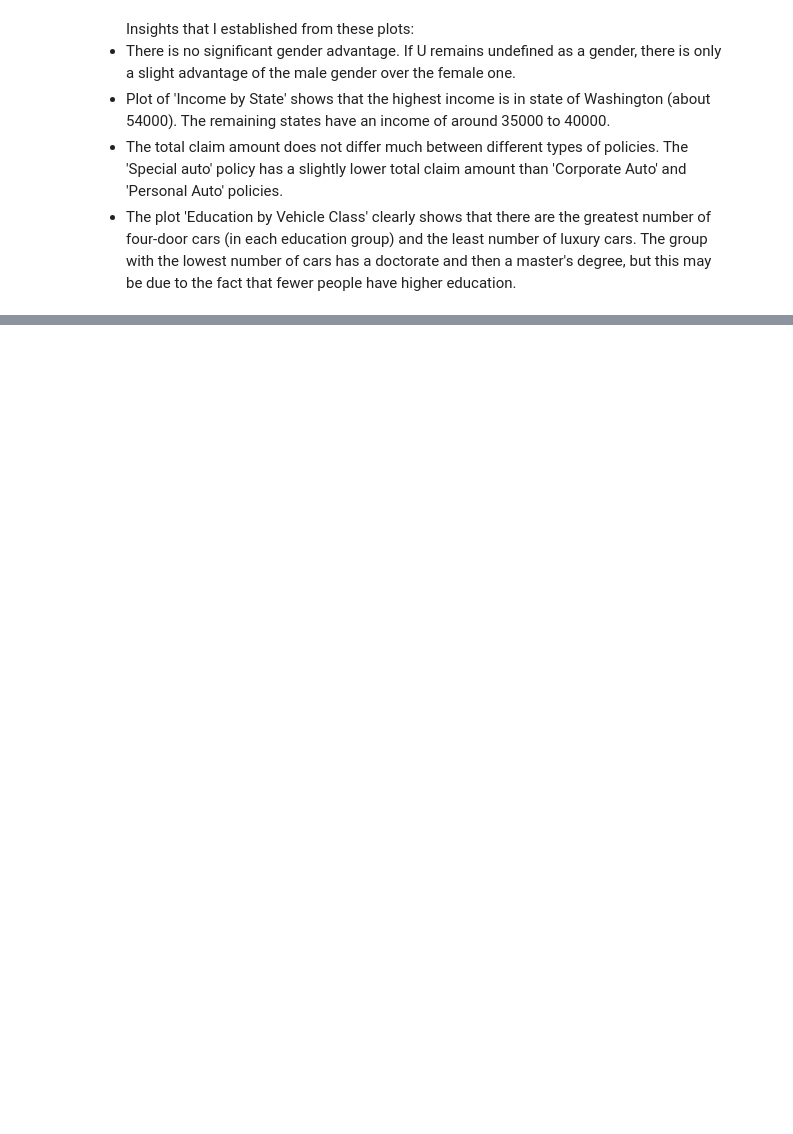
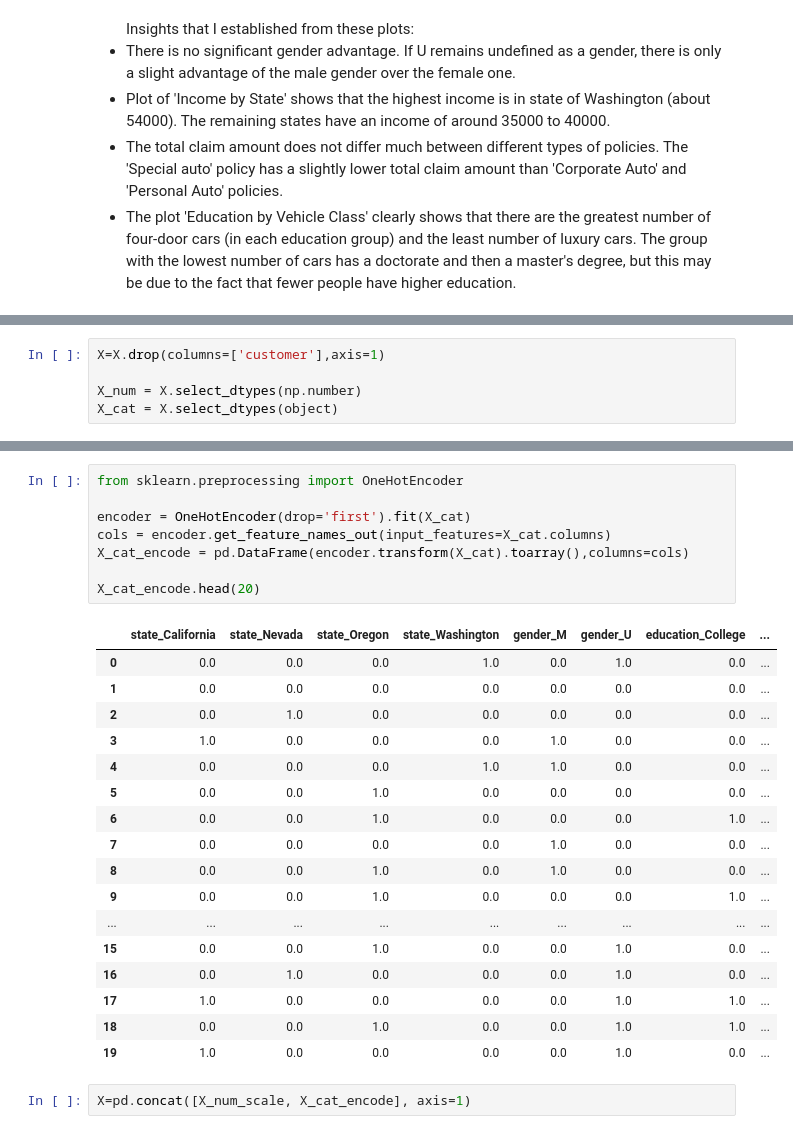
Before and after one commit to IzaWojciechowska/lab-dw-data-cleaning-and-formatting, a Jupyter notebook: lab-dw-data-cleaning-and-formatting.ipynb, the cells around one changed output, grey strips where cells are left out. Drawn from its saved outputs; the diff is of its cells as text; blank space fills up the shorter version.

```diff
--- a/lab-dw-data-cleaning-and-formatting.ipynb
+++ b/lab-dw-data-cleaning-and-formatting.ipynb
@@ -632,0 +577,5 @@ Scaled Features:
+# %%
+X=X.drop(columns=['customer'],axis=1)
+
+X_num = X.select_dtypes(np.number)
+X_cat = X.select_dtypes(object)
@@ -632,0 +641,28 @@ Scaled Features:
+# %%
+from sklearn.preprocessing import OneHotEncoder
+
+encoder = OneHotEncoder(drop='first').fit(X_cat)
+cols = encoder.get_feature_names_out(input_features=X_cat.columns)
+X_cat_encode = pd.DataFrame(encoder.transform(X_cat).toarray(),columns=cols)
+
+X_cat_encode.head(20)
+# %% [output]
+|  | state_California | state_Nevada | state_Oregon | state_Washington | gender_M | gender_U | education_College | ... |
+| 0 | 0.0 | 0.0 | 0.0 | 1.0 | 0.0 | 1.0 | 0.0 | ... |
+| 1 | 0.0 | 0.0 | 0.0 | 0.0 | 0.0 | 0.0 | 0.0 | ... |
+| 2 | 0.0 | 1.0 | 0.0 | 0.0 | 0.0 | 0.0 | 0.0 | ... |
+| 3 | 1.0 | 0.0 | 0.0 | 0.0 | 1.0 | 0.0 | 0.0 | ... |
+| 4 | 0.0 | 0.0 | 0.0 | 1.0 | 1.0 | 0.0 | 0.0 | ... |
+| 5 | 0.0 | 0.0 | 1.0 | 0.0 | 0.0 | 0.0 | 0.0 | ... |
+| 6 | 0.0 | 0.0 | 1.0 | 0.0 | 0.0 | 0.0 | 1.0 | ... |
+| 7 | 0.0 | 0.0 | 0.0 | 0.0 | 1.0 | 0.0 | 0.0 | ... |
+| 8 | 0.0 | 0.0 | 1.0 | 0.0 | 1.0 | 0.0 | 0.0 | ... |
+| 9 | 0.0 | 0.0 | 1.0 | 0.0 | 0.0 | 0.0 | 1.0 | ... |
+| ... | ... | ... | ... | ... | ... | ... | ... | ... |
+| 15 | 0.0 | 0.0 | 1.0 | 0.0 | 0.0 | 1.0 | 0.0 | ... |
+| 16 | 0.0 | 1.0 | 0.0 | 0.0 | 0.0 | 1.0 | 0.0 | ... |
+| 17 | 1.0 | 0.0 | 0.0 | 0.0 | 0.0 | 1.0 | 1.0 | ... |
+| 18 | 0.0 | 0.0 | 1.0 | 0.0 | 0.0 | 1.0 | 1.0 | ... |
+| 19 | 1.0 | 0.0 | 0.0 | 0.0 | 0.0 | 1.0 | 0.0 | ... |
+# %%
+X=pd.concat([X_num_scale, X_cat_encode], axis=1)
```
Also changed, not shown: parts of 61 cells of this notebook.
